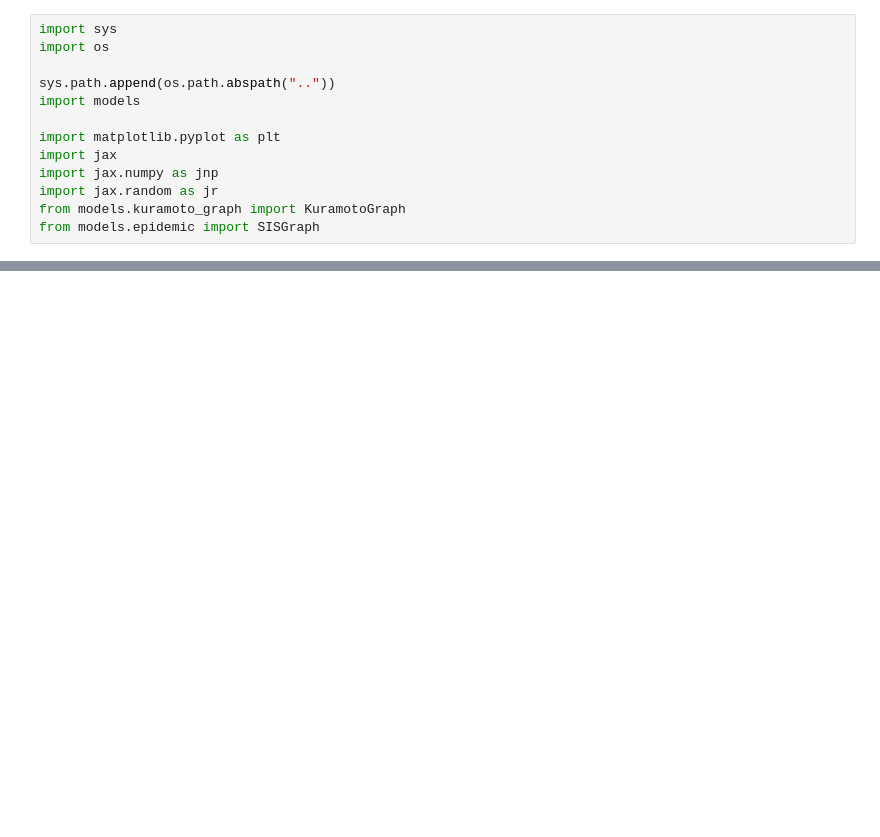
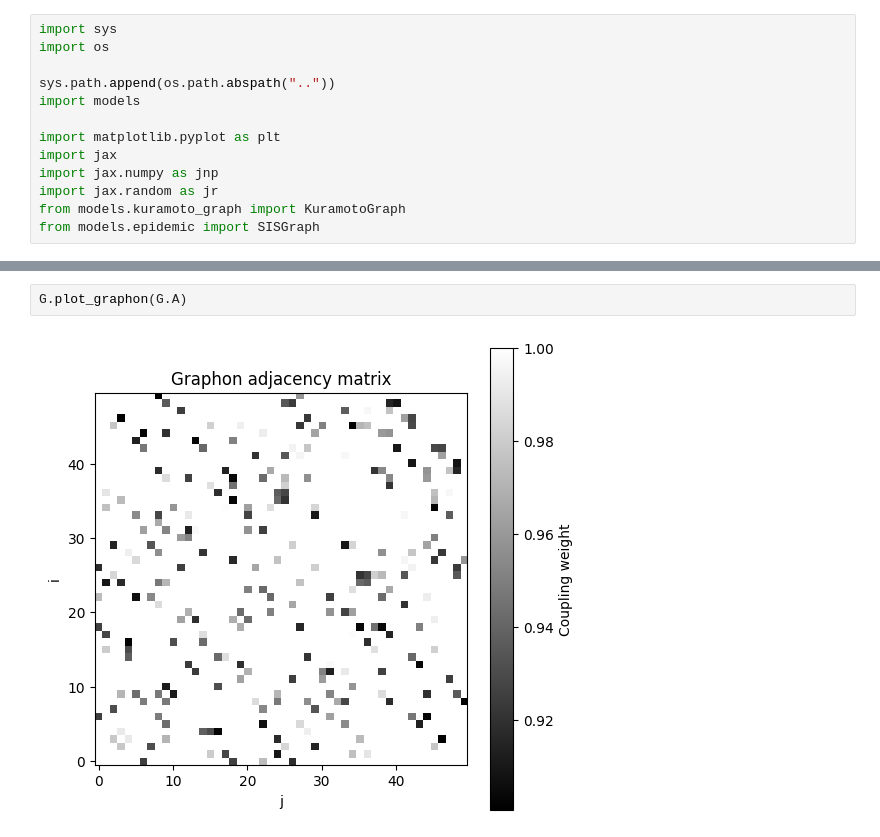
Before and after one commit to VeronicaBolzonella/GraphonKuramotoSolutions, a Jupyter notebook: notebooks/epidemic_visualization.ipynb, the cells around one changed output, grey strips where cells are left out. Cells and saved outputs as stored; diff of their text form; blank space fills up the shorter version.

```diff
--- a/notebooks/epidemic_visualization.ipynb
+++ b/notebooks/epidemic_visualization.ipynb
@@ -21,3 +27,7 @@ A = G.graphon(k=2, lam=0.5)  # adjacency from graphon
+# %%
+G.plot_graphon(G.A)
+# %% [output]
+[figure, added]
 # %%
 dt = 0.01
 T=5
```
Also changed, not shown: parts of 4 cells of this notebook, 2 other files.
